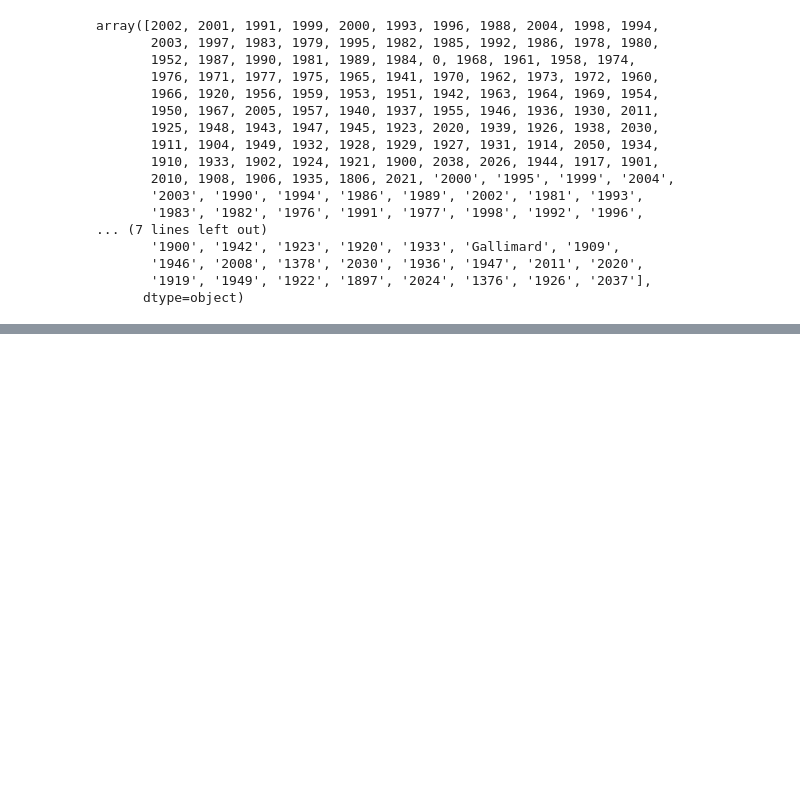
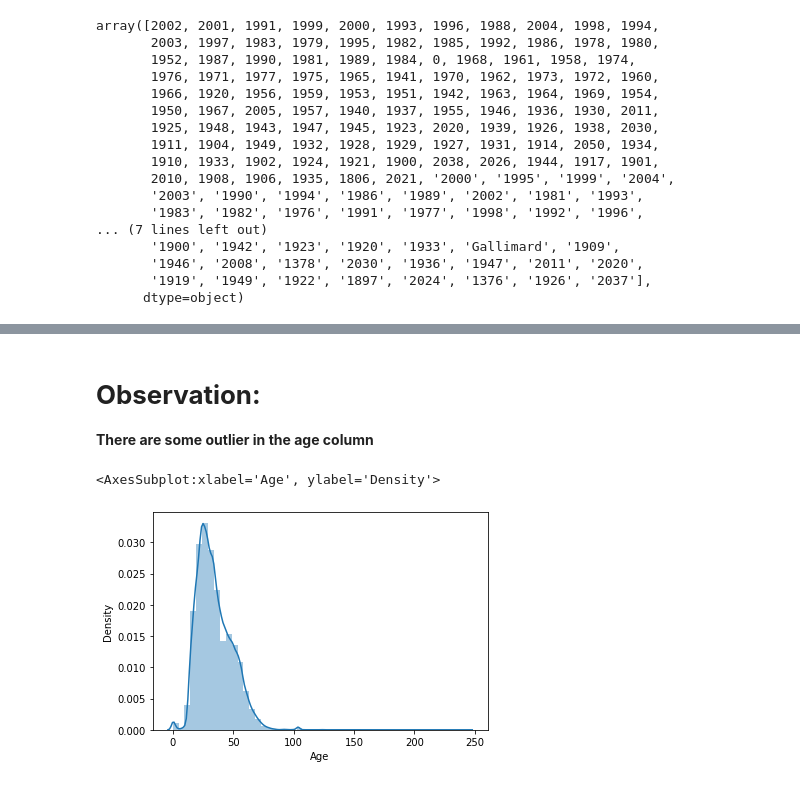
Before and after one commit to mukteshsingh95/Book-Recommendation-System, a Jupyter notebook: Book_Recommendation_System.ipynb, the cells around one changed output, grey strips where cells are left out. Drawn from its saved outputs; the diff is of its cells as text; code cells hidden in the pictures; blank space fills up the shorter version.

```diff
--- a/Book_Recommendation_System.ipynb
+++ b/Book_Recommendation_System.ipynb
@@ -271,0 +394,10 @@ sns.distplot(Book_df['Year-Of-Publication'])
+# %% [markdown]
+# **Observation:**
+
+**There are some outlier in the age column**
+# %%
+# Dist plot for age column
+sns.distplot(user_df['Age'])
+# %% [output]
+<AxesSubplot:xlabel='Age', ylabel='Density'>
+[figure, added]
```
Also changed, not shown: parts of 21 cells of this notebook.
